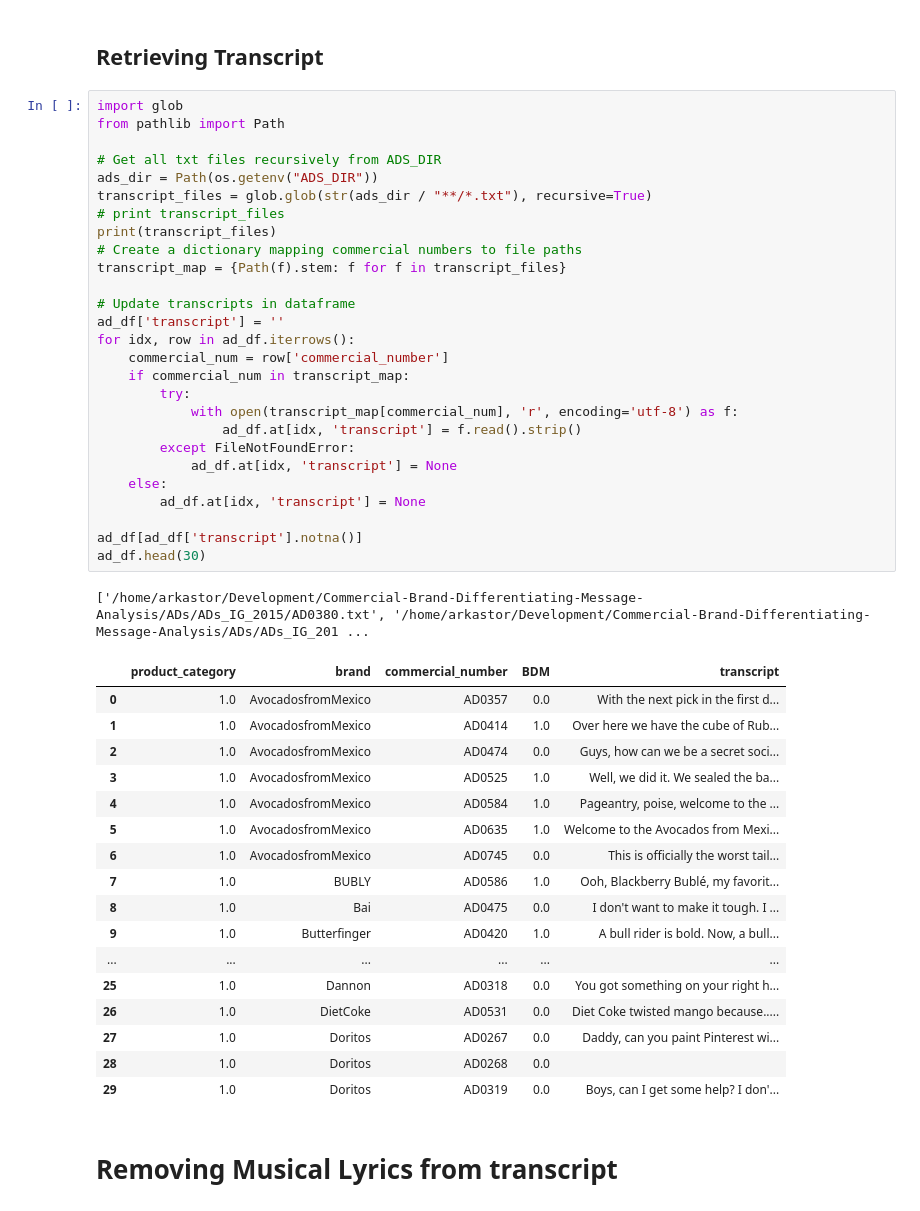
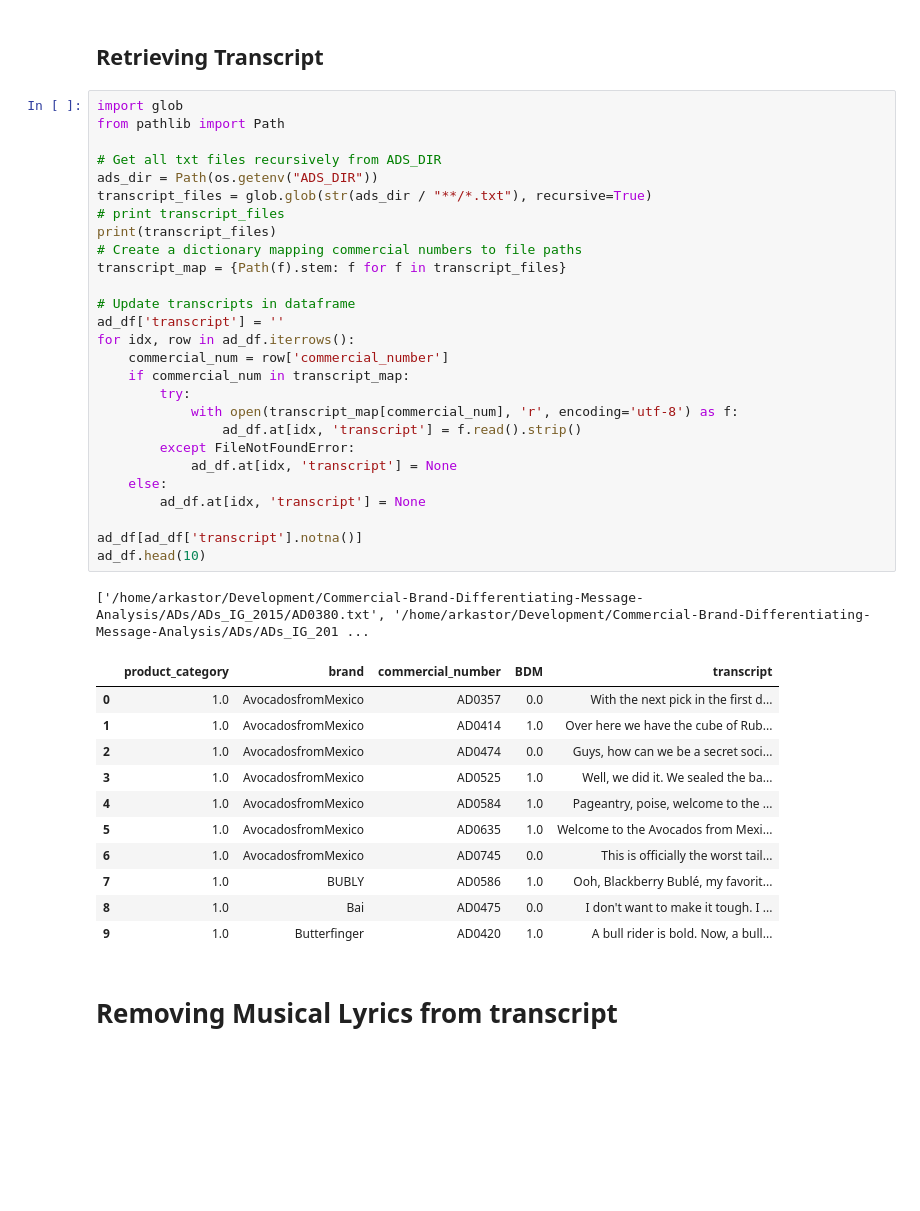
Before and after one commit to NilsLeo/Commercial-Brand-Differentiating-Message-Analysis, a Jupyter notebook: Neues_Projekt/BDM_Detection.ipynb, the cells around one changed output. Drawn from its saved outputs; the diff is of its cells as text; blank space fills up the shorter version.

```diff
--- a/Neues_Projekt/BDM_Detection.ipynb
+++ b/Neues_Projekt/BDM_Detection.ipynb
@@ -58,40 +59,34 @@ print(transcript_files)
 # Create a dictionary mapping commercial numbers to file paths
 transcript_map = {Path(f).stem: f for f in transcript_files}
 
 # Update transcripts in dataframe
 ad_df['transcript'] = ''
 for idx, row in ad_df.iterrows():
     commercial_num = row['commercial_number']
     if commercial_num in transcript_map:
         try:
             with open(transcript_map[commercial_num], 'r', encoding='utf-8') as f:
                 ad_df.at[idx, 'transcript'] = f.read().strip()
         except FileNotFoundError:
             ad_df.at[idx, 'transcript'] = None
     else:
         ad_df.at[idx, 'transcript'] = None
 
 ad_df[ad_df['transcript'].notna()]
-ad_df.head(30)
+ad_df.head(10)
 # %% [output]
 ['/home/arkastor/Development/Commercial-Brand-Differentiating-Message-Analysis/ADs/ADs_IG_2015/AD0380.txt', '/home/arkastor/Development/Commercial-Brand-Differentiating-Message-Analysis/ADs/ADs_IG_201 ...
 |  | product_category | brand | commercial_number | BDM | transcript |
 | 0 | 1.0 | AvocadosfromMexico | AD0357 | 0.0 | With the next pick in the first d... |
 | 1 | 1.0 | AvocadosfromMexico | AD0414 | 1.0 | Over here we have the cube of Rub... |
 | 2 | 1.0 | AvocadosfromMexico | AD0474 | 0.0 | Guys, how can we be a secret soci... |
 | 3 | 1.0 | AvocadosfromMexico | AD0525 | 1.0 | Well, we did it. We sealed the ba... |
 | 4 | 1.0 | AvocadosfromMexico | AD0584 | 1.0 | Pageantry, poise, welcome to the ... |
 | 5 | 1.0 | AvocadosfromMexico | AD0635 | 1.0 | Welcome to the Avocados from Mexi... |
 | 6 | 1.0 | AvocadosfromMexico | AD0745 | 0.0 | This is officially the worst tail... |
 | 7 | 1.0 | BUBLY | AD0586 | 1.0 | Ooh, Blackberry Bublé, my favorit... |
 | 8 | 1.0 | Bai | AD0475 | 0.0 | I don't want to make it tough. I ... |
 | 9 | 1.0 | Butterfinger | AD0420 | 1.0 | A bull rider is bold. Now, a bull... |
-| ... | ... | ... | ... | ... | ... |
-| 25 | 1.0 | Dannon | AD0318 | 0.0 | You got something on your right h... |
-| 26 | 1.0 | DietCoke | AD0531 | 0.0 | Diet Coke twisted mango because..... |
-| 27 | 1.0 | Doritos | AD0267 | 0.0 | Daddy, can you paint Pinterest wi... |
-| 28 | 1.0 | Doritos | AD0268 | 0.0 |  |
-| 29 | 1.0 | Doritos | AD0319 | 0.0 | Boys, can I get some help? I don'... |
 # %% [markdown]
 # Removing Musical Lyrics from transcript
 # %% [markdown]
```
Also changed, not shown: parts of 42 cells of this notebook, 8 other files.
